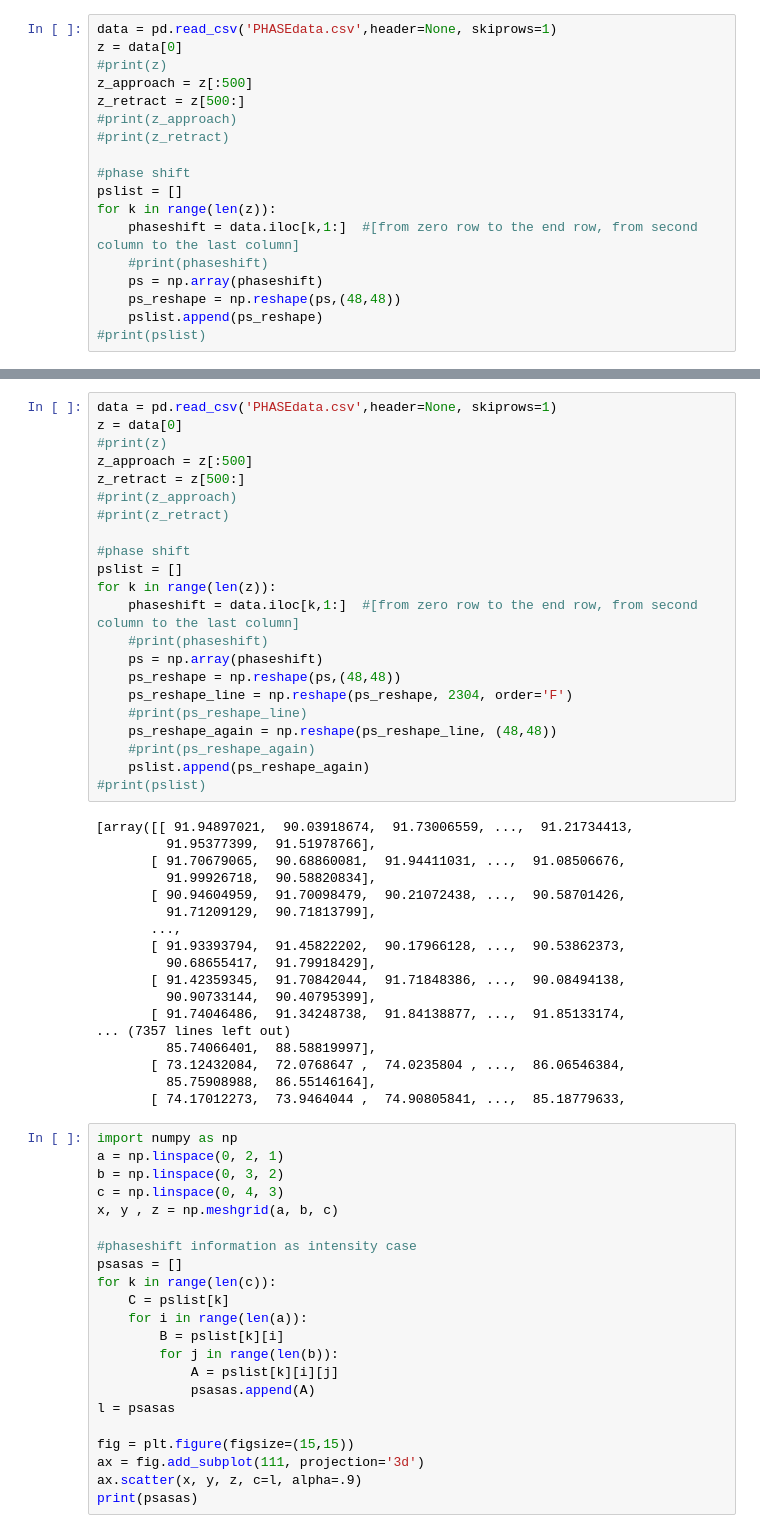
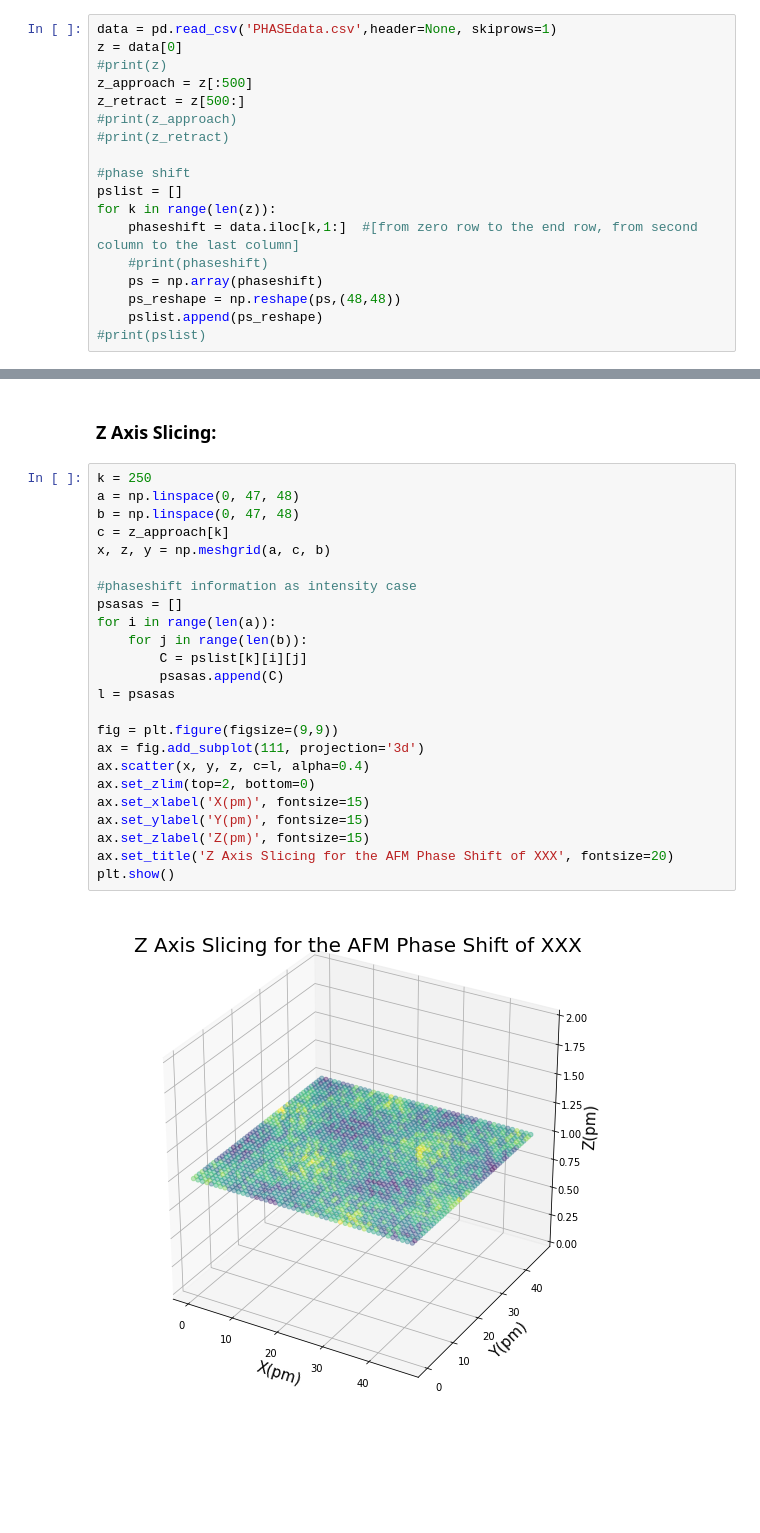
Before and after one commit to EdwardZheng0312/3ddatadiver, a Jupyter notebook: AFM-3dplot.ipynb, the cells around one changed output, grey strips where cells are left out. Saved outputs shown, nothing was run; the diff lists cells and outputs as text; blank space fills up the shorter version.

Commit message:
Add 3d slicing

```diff
--- a/AFM-3dplot.ipynb
+++ b/AFM-3dplot.ipynb
@@ -52,62 +53,28 @@ plt.show()
-# %%
-data = pd.read_csv('PHASEdata.csv',header=None, skiprows=1)
-z = data[0]
-#print(z)
-z_approach = z[:500]
-z_retract = z[500:]
-#print(z_approach)
-#print(z_retract)
-
-#phase shift
-pslist = []
-for k in range(len(z)):
-    phaseshift = data.iloc[k,1:]  #[from zero row to the end row, from second column to the last column]
-    #print(phaseshift)
-    ps = np.array(phaseshift)
-    ps_reshape = np.reshape(ps,(48,48))
-    ps_reshape_line = np.reshape(ps_reshape, 2304, order='F')
-    #print(ps_reshape_line)
-    ps_reshape_again = np.reshape(ps_reshape_line, (48,48))
-    #print(ps_reshape_again)
-    pslist.append(ps_reshape_again)
-#print(pslist)
-# %% [output]
-[array([[ 91.94897021,  90.03918674,  91.73006559, ...,  91.21734413,
-         91.95377399,  91.51978766],
-       [ 91.70679065,  90.68860081,  91.94411031, ...,  91.08506676,
-         91.99926718,  90.58820834],
-       [ 90.94604959,  91.70098479,  90.21072438, ...,  90.58701426,
-         91.71209129,  90.71813799],
-       ...,
-       [ 91.93393794,  91.45822202,  90.17966128, ...,  90.53862373,
-         90.68655417,  91.79918429],
-       [ 91.42359345,  91.70842044,  91.71848386, ...,  90.08494138,
-         90.90733144,  90.40795399],
-       [ 91.74046486,  91.34248738,  91.84138877, ...,  91.85133174,
-... (7357 lines left out)
-         85.74066401,  88.58819997],
-       [ 73.12432084,  72.0768647 ,  74.0235804 , ...,  86.06546384,
-         85.75908988,  86.55146164],
-       [ 74.17012273,  73.9464044 ,  74.90805841, ...,  85.18779633,
+# %% [markdown]
+### Z Axis Slicing:
 # %%
-import numpy as np
-a = np.linspace(0, 2, 1)
-b = np.linspace(0, 3, 2)
-c = np.linspace(0, 4, 3)
-x, y , z = np.meshgrid(a, b, c)
+k = 250
+a = np.linspace(0, 47, 48)
+b = np.linspace(0, 47, 48)
+c = z_approach[k]
+x, z, y = np.meshgrid(a, c, b)
 
 #phaseshift information as intensity case
 psasas = []
-for k in range(len(c)):
-    C = pslist[k]
-    for i in range(len(a)):
-        B = pslist[k][i]
-        for j in range(len(b)):
-            A = pslist[k][i][j]
-            psasas.append(A)
+for i in range(len(a)):
+    for j in range(len(b)):
+        C = pslist[k][i][j]
+        psasas.append(C)
 l = psasas
 
-fig = plt.figure(figsize=(15,15))
+fig = plt.figure(figsize=(9,9))
 ax = fig.add_subplot(111, projection='3d')
-ax.scatter(x, y, z, c=l, alpha=.9)
-print(psasas)
+ax.scatter(x, y, z, c=l, alpha=0.4)
+ax.set_zlim(top=2, bottom=0)
+ax.set_xlabel('X(pm)', fontsize=15)
+ax.set_ylabel('Y(pm)', fontsize=15)
+ax.set_zlabel('Z(pm)', fontsize=15)
+ax.set_title('Z Axis Slicing for the AFM Phase Shift of XXX', fontsize=20)
+plt.show()
+# %% [output]
+[figure, added]
```
Also changed, not shown: parts of 19 cells of this notebook.
